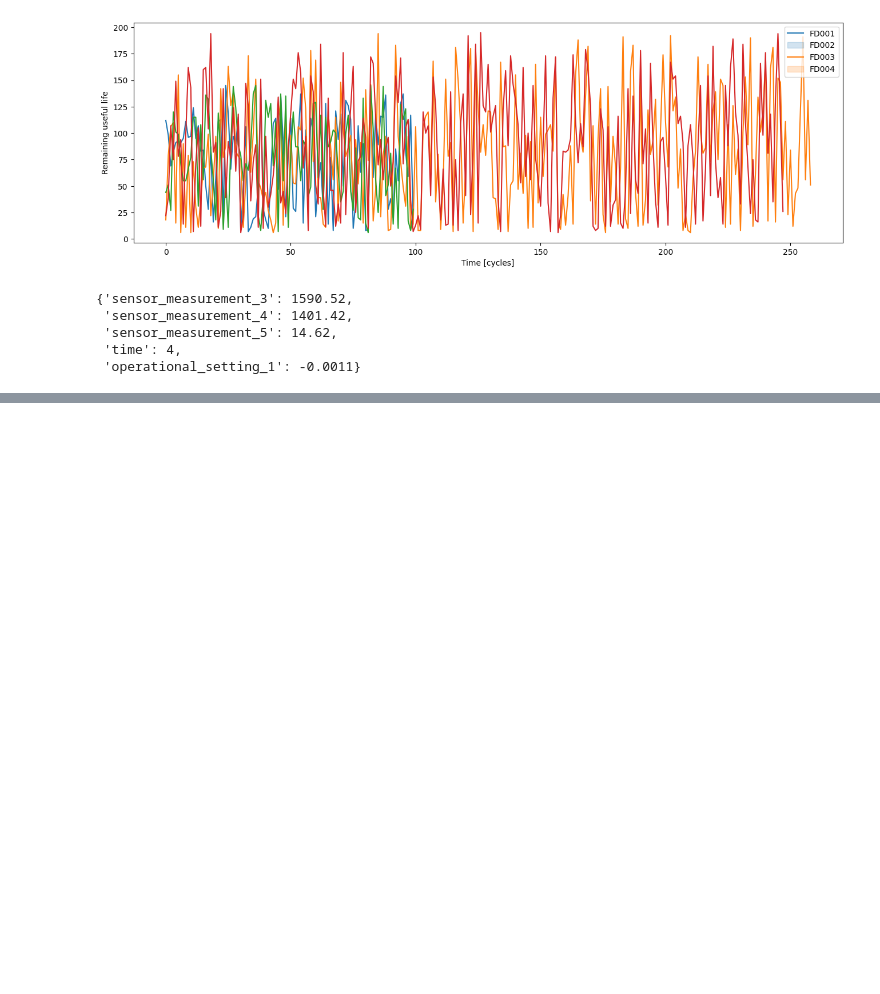
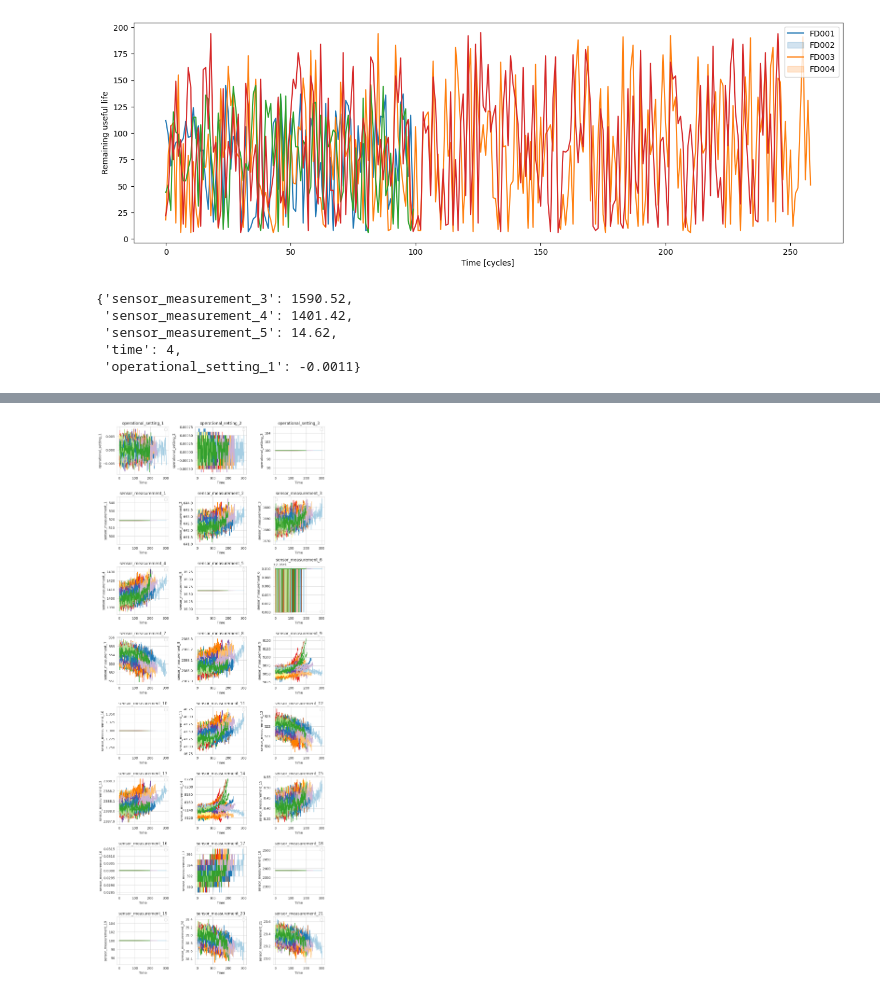
Before and after one commit to AmadejTratnik/c-mapss, a Jupyter notebook: Untitled.ipynb, the cells around one changed output, grey strips where cells are left out. Cells and saved outputs as stored; diff of their text form; code cells hidden in the pictures; blank space fills up the shorter version.

```diff
--- a/Untitled.ipynb
+++ b/Untitled.ipynb
@@ -121,0 +122,23 @@ s = [{'id': {'id': 'rul-graph', 'type': 'graph'}, 'property': 'extendData'}, {'i
+# %%
+numeric_columns = [col for col in df.columns if df[col].dtype != 'object' and col not in ['unit_number', 'time', 'max_time', 'RUL']]
+
+num_cols = 3
+num_rows = (len(numeric_columns) - 1) // num_cols + 1
+
+fig, axes = plt.subplots(num_rows, num_cols, figsize=(10, 3*num_rows))
+
+axes = axes.flatten()
+
+# Plot each numeric column
+for i, col in enumerate(numeric_columns):
+    sns.lineplot(data=df, x='time', y=col, hue='unit_number', palette='Paired', ax=axes[i])
+    axes[i].set_title(col)
+    axes[i].set_xlabel('Time')
+    axes[i].set_ylabel(col)
+    axes[i].legend([])  # Disable legend
+
+plt.tight_layout()
+
+plt.savefig("app/assets/eda.png")
+# %% [output]
+[figure, added]
```
Also changed, not shown: parts of 2 cells of this notebook, 2 other files.
